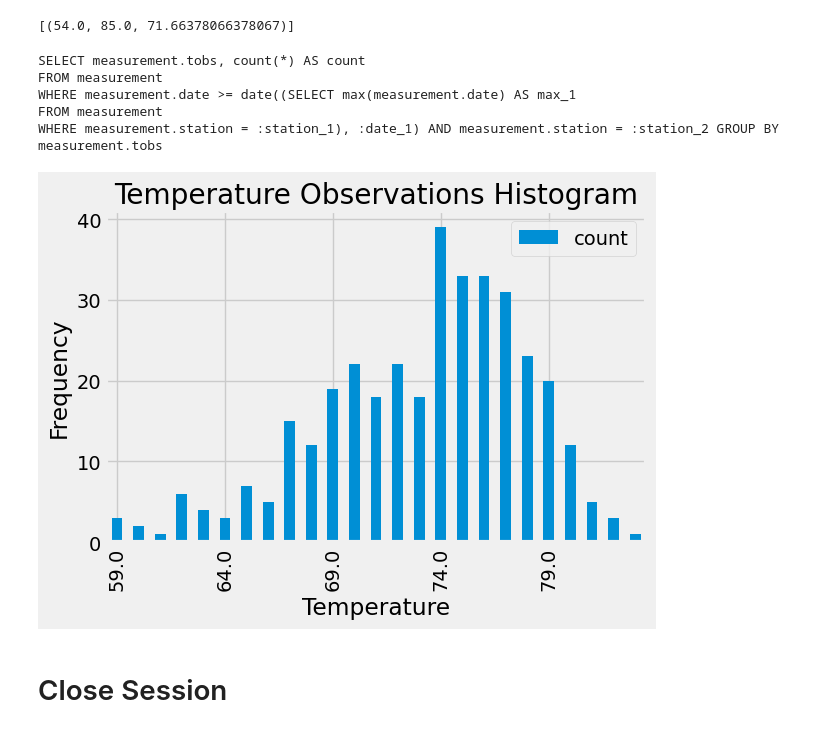
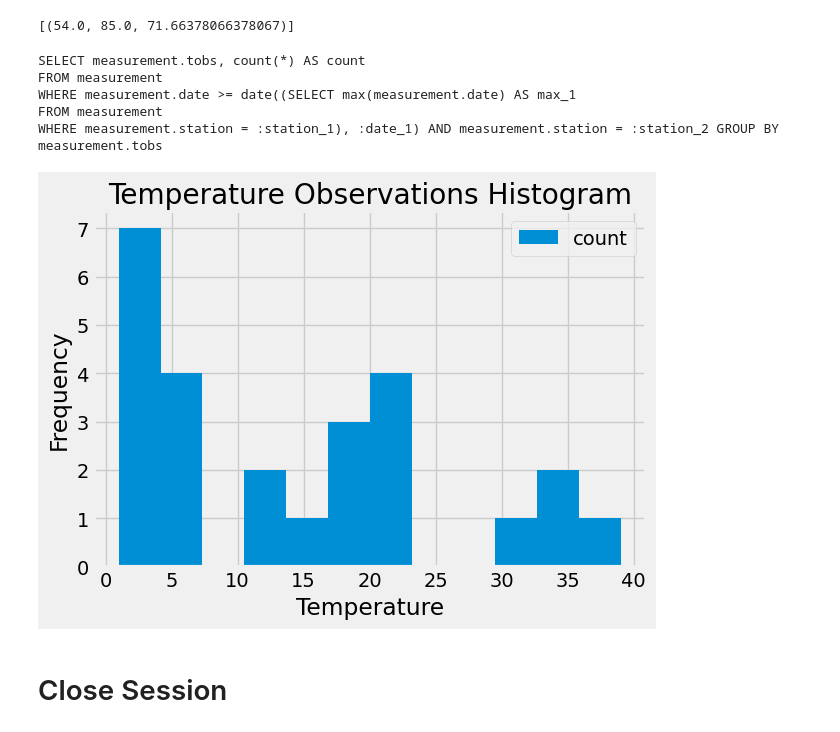
Before and after one commit to jhammans/sqlalchemy-challenge, a Jupyter notebook: SurfsUp/climate_starter.ipynb, the cells around one changed output. Saved outputs shown, nothing was run; the diff lists cells and outputs as text; code cells hidden in the pictures.

Commit message:
Updated station query

```diff
--- a/SurfsUp/climate_starter.ipynb
+++ b/SurfsUp/climate_starter.ipynb
@@ -148,36 +148,35 @@ station_query = (
         func.count().label('count')
     )
     .filter(
         and_(
             Measurement.date >= func.date(station_subquery, '-12 months'),
             Measurement.station == 'USC00519281'
         )
     )
 ).group_by(Measurement.tobs).statement
 print(station_query)
 
 
 station_df = pd.read_sql(station_query, engine)
 
 # Plot the histogram
-station_df.plot(kind='bar', x='tobs', y='count')
-plt.gca().xaxis.set_major_locator(plt.MaxNLocator(nbins=5))
+station_df.plot(kind='hist', x='tobs', y='count', bins=12)
 
 # Adding title and labels
 plt.title('Temperature Observations Histogram')
 plt.xlabel('Temperature')
 plt.ylabel('Frequency')
 plt.tight_layout()
 
 # Show the plot
 plt.show()
 # %% [output]
 SELECT measurement.tobs, count(*) AS count
 FROM measurement
 WHERE measurement.date >= date((SELECT max(measurement.date) AS max_1
 FROM measurement
 WHERE measurement.station = :station_1), :date_1) AND measurement.station = :station_2 GROUP BY measurement.tobs
-[figure, old version]
+[figure, new version]
 # %% [markdown]
 # Close Session
 # %%
```
